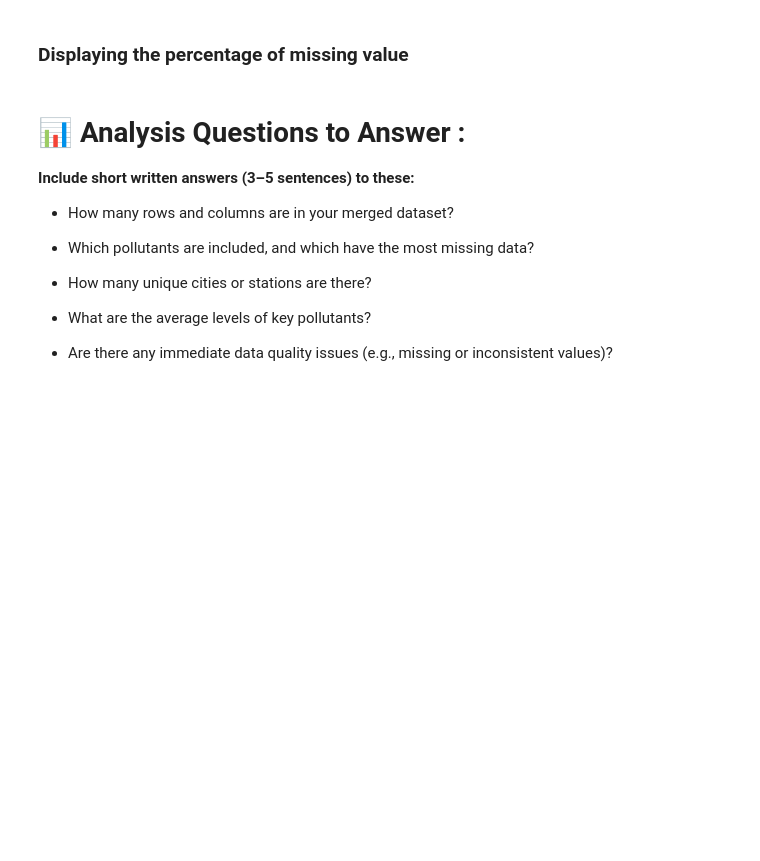
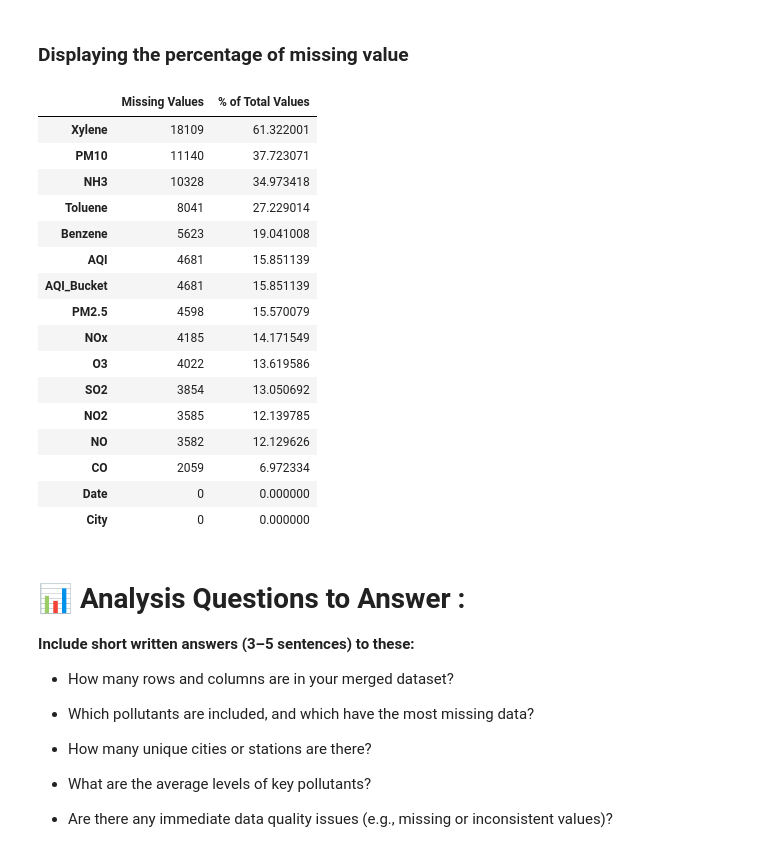
Before and after one commit to suryautharakumar/CMP7005_Programming_for_Data_Analysis, a Jupyter notebook: Week5_workshop4__Pandas_Part2.ipynb, the cells around one changed output. Drawn from its saved outputs; the diff is of its cells as text; code cells hidden in the pictures; blank space fills up the shorter version.

```diff
--- a/Week5_workshop4__Pandas_Part2.ipynb
+++ b/Week5_workshop4__Pandas_Part2.ipynb
@@ -249,24 +271,42 @@ stations
 # %% [markdown]
 ### **Displaying the percentage of missing value**
 # %%
-def missing_values_table(df1):
+def missing_values_table(df):
     # Total missing values
-    mis_val = df1.isnull().sum()
+    mis_val = df.isnull().sum()
 
     # Percentage of missing values
-    mis_val_percent = 100 * mis_val / len(df1)
+    mis_val_percent = 100 * mis_val / len(df)
 
     mis_val_table = pd.concat([mis_val, mis_val_percent], axis=1)
 
     mis_val_table = mis_val_table.rename(columns={0: 'Missing Values', 1: '% of Total Values'})
 
     # Sort the table by percentage of missing descending
     mis_val_table = mis_val_table.sort_values('% of Total Values', ascending=False)
 
     return mis_val_table
 
-missing_values = missing_values_table(df1)
-display(missing_values.style.background_gradient(cmap='Blues'))
+missing_values = missing_values_table(df)
+display(missing_values.style.background_gradient(cmap='Reds'))
+# %% [output]
+|  | Missing Values | % of Total Values |
+| Xylene | 18109 | 61.322001 |
+| PM10 | 11140 | 37.723071 |
+| NH3 | 10328 | 34.973418 |
+| Toluene | 8041 | 27.229014 |
+| Benzene | 5623 | 19.041008 |
+| AQI | 4681 | 15.851139 |
+| AQI_Bucket | 4681 | 15.851139 |
+| PM2.5 | 4598 | 15.570079 |
+| NOx | 4185 | 14.171549 |
+| O3 | 4022 | 13.619586 |
+| SO2 | 3854 | 13.050692 |
+| NO2 | 3585 | 12.139785 |
+| NO | 3582 | 12.129626 |
+| CO | 2059 | 6.972334 |
+| Date | 0 | 0.000000 |
+| City | 0 | 0.000000 |
 # %% [markdown]
 # **📊 Analysis Questions to Answer :**
 
```
Also changed, not shown: parts of 6 cells of this notebook.
